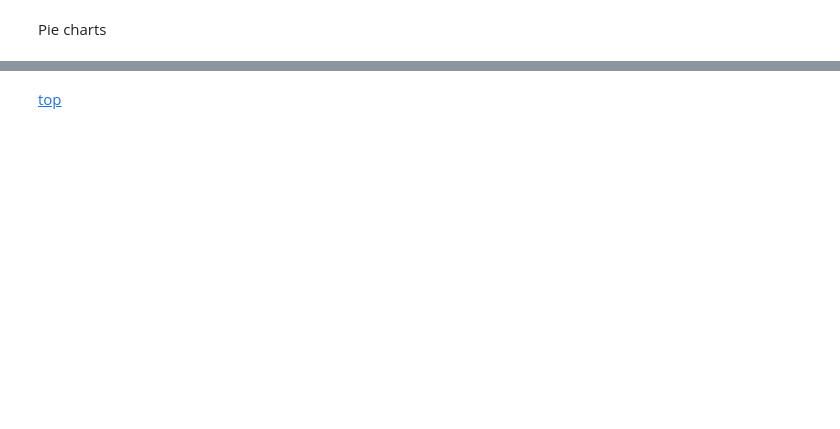
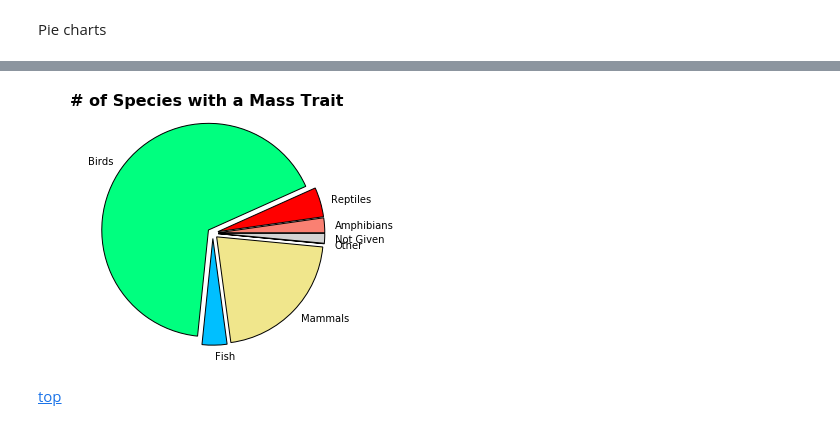
Before and after one commit to rafelafrance/traiter, a Jupyter notebook: parsers/vertnet_parser.ipynb, the cells around one changed output, grey strips where cells are left out. Cells and saved outputs as stored; diff of their text form; code cells hidden in the pictures; blank space fills up the shorter version.

```diff
--- a/parsers/vertnet_parser.ipynb
+++ b/parsers/vertnet_parser.ipynb
@@ -2031,2 +2058,9 @@ plt.show()
+# %%
+plt.suptitle('# of Species with a Mass Trait', fontsize=16, weight='semibold', y=1)
+plt.pie(df['body_mass_0'], labels=df['group'], colors=COLORS, explode=np.array([0.05] * 7))
+plt.axis('equal')
+plt.show()
+# %% [output]
+[figure, added]
 # %% [markdown]
 [top](#Table-of-Contents)
```
Also changed, not shown: parts of 27 cells of this notebook.
